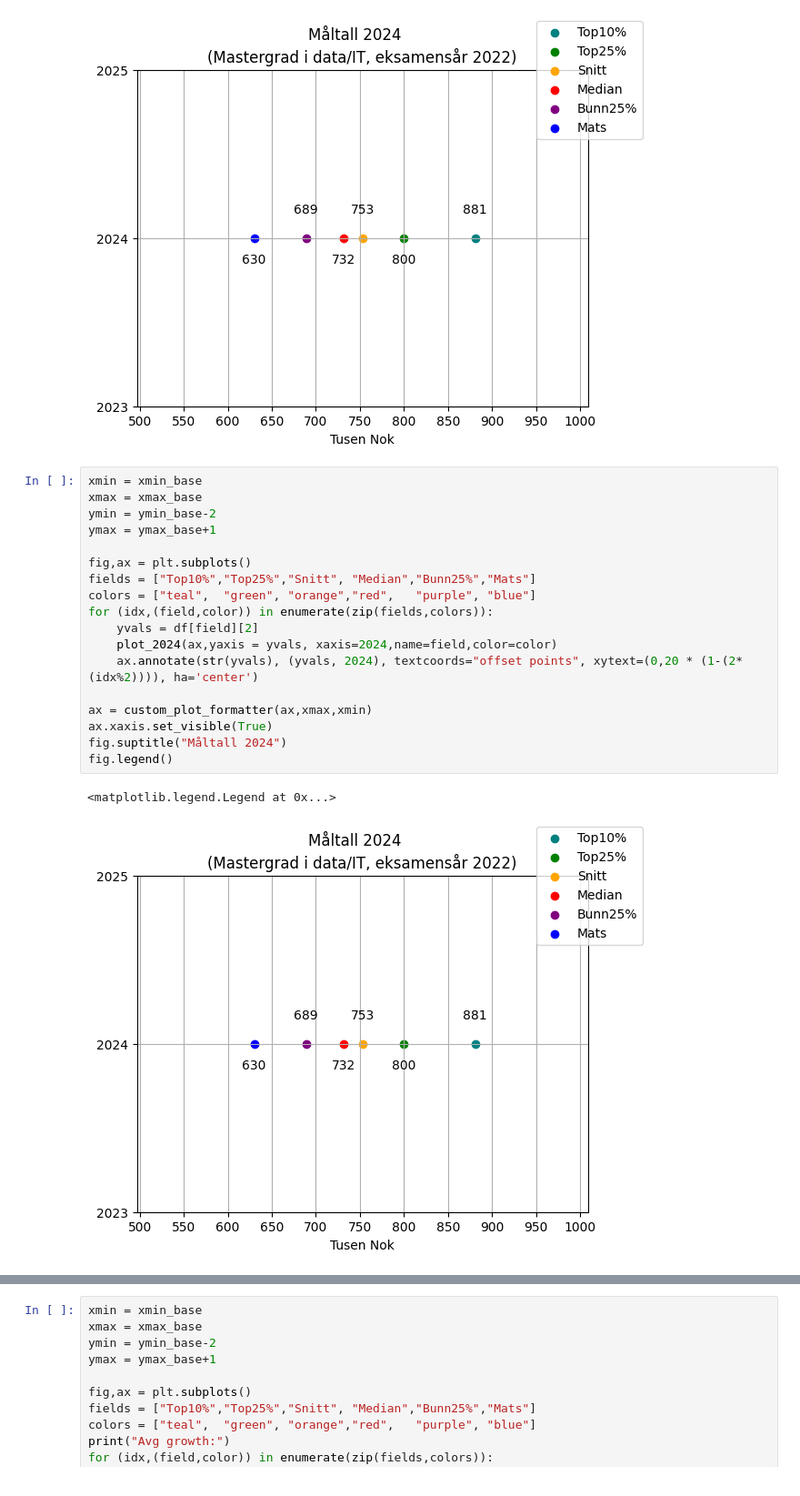
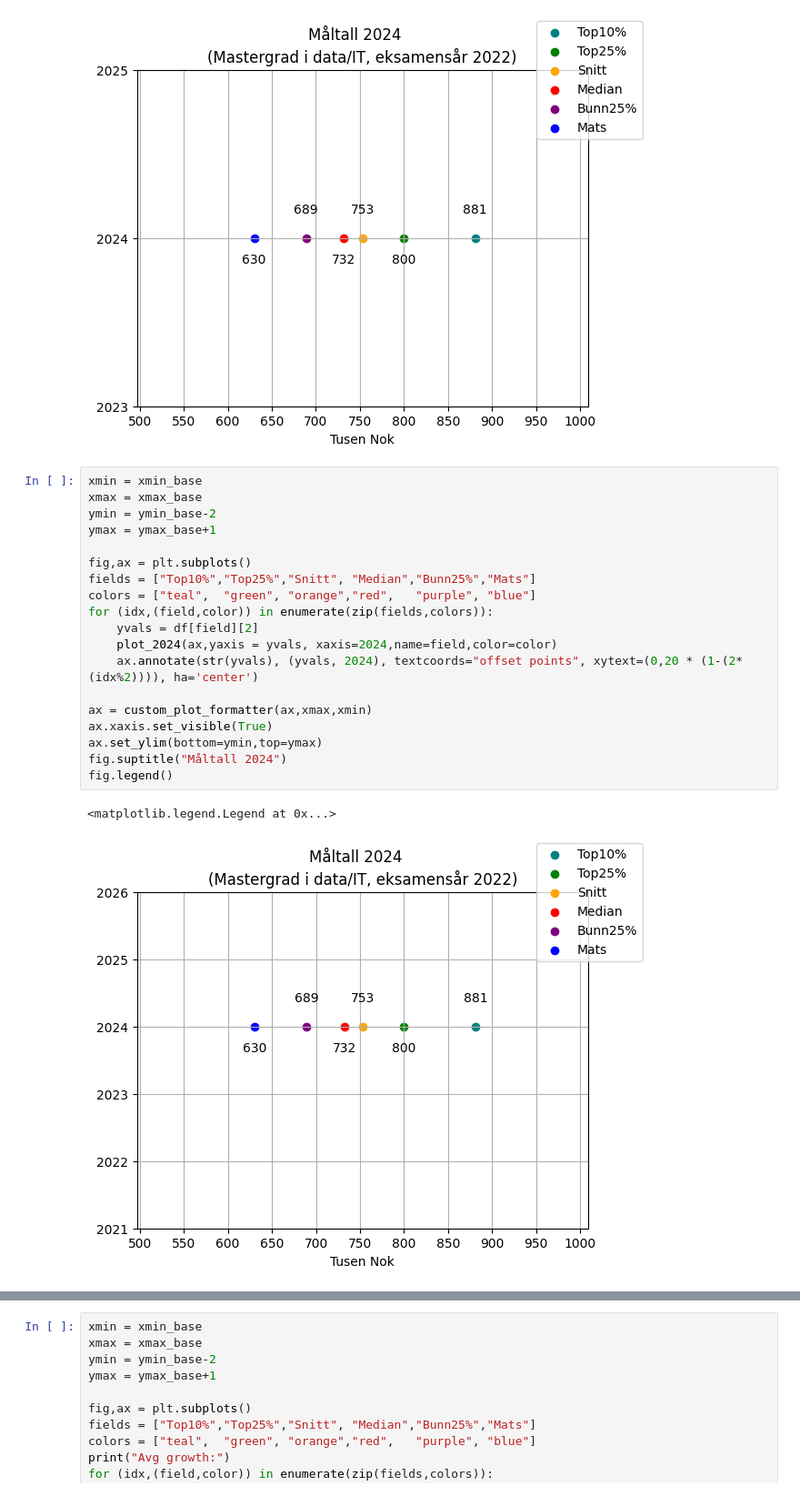
Before and after one commit to MatsRivel/Lonnssamtale, a Jupyter notebook: Main.ipynb, the cells around one changed output, grey strips where cells are left out. Shown: that part at 91% size. Saved outputs shown, nothing was run; the diff lists cells and outputs as text.

```diff
--- a/Main.ipynb
+++ b/Main.ipynb
@@ -176,24 +176,25 @@ fig.legend()
 # %%
 xmin = xmin_base
 xmax = xmax_base
 ymin = ymin_base-2
 ymax = ymax_base+1
 
 fig,ax = plt.subplots()
 fields = ["Top10%","Top25%","Snitt", "Median","Bunn25%","Mats"]
 colors = ["teal",  "green", "orange","red",   "purple", "blue"]
 for (idx,(field,color)) in enumerate(zip(fields,colors)):
     yvals = df[field][2]
     plot_2024(ax,yaxis = yvals, xaxis=2024,name=field,color=color)
     ax.annotate(str(yvals), (yvals, 2024), textcoords="offset points", xytext=(0,20 * (1-(2*(idx%2)))), ha='center')
 
 ax = custom_plot_formatter(ax,xmax,xmin)
 ax.xaxis.set_visible(True)
+ax.set_ylim(bottom=ymin,top=ymax)
 fig.suptitle("Måltall 2024")
 fig.legend()
 # %% [output]
 <matplotlib.legend.Legend at 0x...>
-[figure, old version]
+[figure, new version]
 # %%
 xmin = xmin_base
 xmax = xmax_base
```
Also changed, not shown: parts of 3 cells of this notebook.
